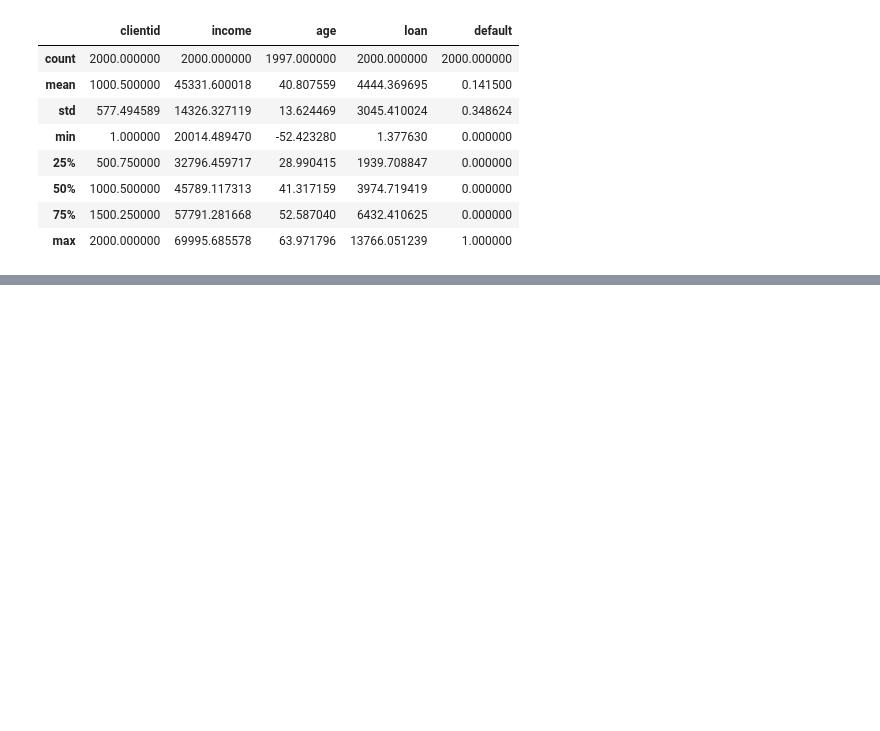
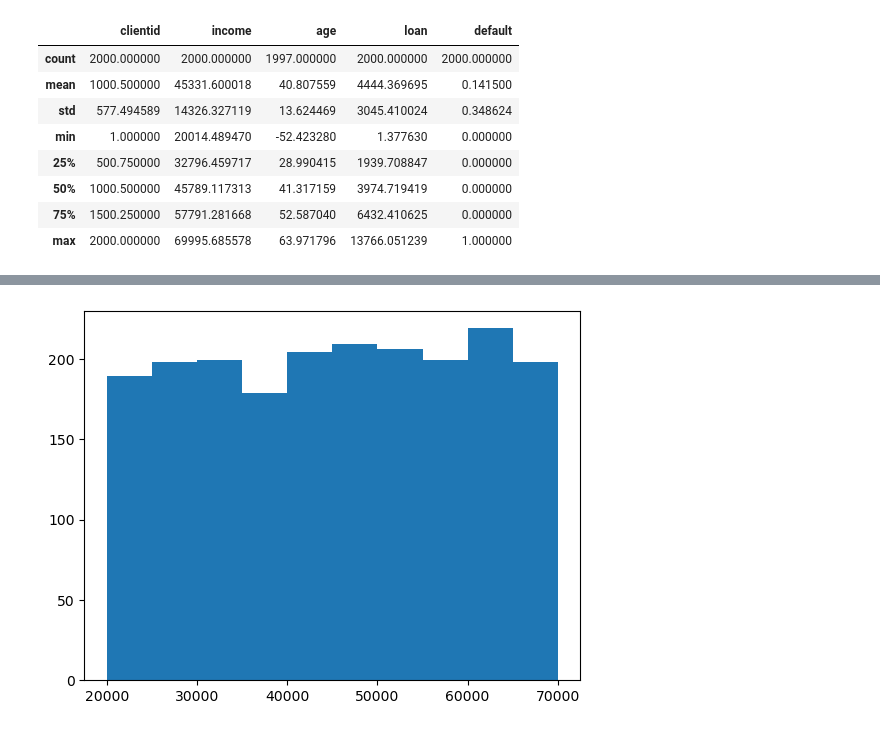
Before and after one commit to Alison561/Curso-Python, a Jupyter notebook: Classificacao/Classificacao.ipynb, the cells around one changed output, grey strips where cells are left out. Cells and saved outputs as stored; diff of their text form; code cells hidden in the pictures; blank space fills up the shorter version.

```diff
--- a/Classificacao/Classificacao.ipynb
+++ b/Classificacao/Classificacao.ipynb
@@ -20,0 +33,4 @@ dados.describe()
+# %%
+plt.hist(x=dados.income);
+# %% [output]
+[figure, added]
```
Also changed, not shown: parts of 8 cells of this notebook.
